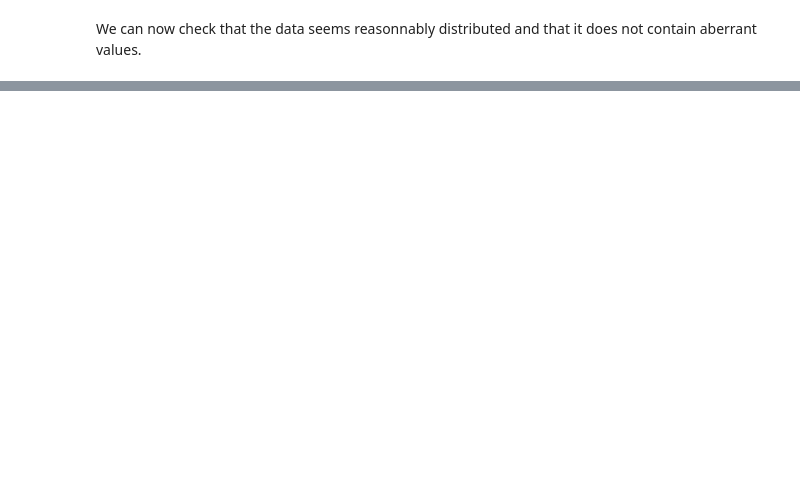
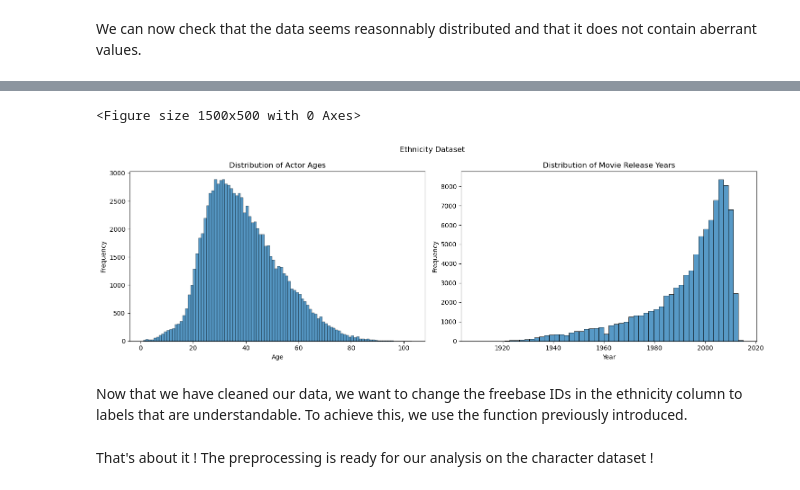
Before and after one commit to epfl-ada/ada-2024-project-adanonymous, a Jupyter notebook: src/utils/preprocessing_louis.ipynb, the cells around one changed output, grey strips where cells are left out. Saved outputs shown, nothing was run; the diff lists cells and outputs as text; code cells hidden in the pictures; blank space fills up the shorter version.

Commit message:
preprocessing_louis finished

```diff
--- a/src/utils/preprocessing_louis.ipynb
+++ b/src/utils/preprocessing_louis.ipynb
@@ -291,0 +283,21 @@ None
+# %%
+plt.figure(figsize=(15, 5))
+fig, axs = plt.subplots(1, 2, figsize=(15, 5))
+sns.histplot(ethnicity_dataset['Actor_Age_At_Movie_Release'], bins=102, ax=axs[0])
+axs[0].set_title('Distribution of Actor Ages')
+axs[0].set_xlabel('Age')
+axs[0].set_ylabel('Frequency')
+
+sns.histplot(ethnicity_dataset['Movie_Release_Year'], bins=54, ax=axs[1])
+axs[1].set_title('Distribution of Movie Release Years')
+axs[1].set_xlabel('Year')
+axs[1].set_ylabel('Frequency')
+
+plt.suptitle('Ethnicity Dataset')
+plt.tight_layout()
+plt.show()
+# %% [output]
+<Figure size 1500x500 with 0 Axes>
+[figure, added]
+# %% [markdown]
+Now that we have cleaned our data, we want to change the freebase IDs in the ethnicity column to labels that are understandable. To achieve this, we use the function previously introduced.
@@ -291,0 +313,2 @@ None
+# %% [markdown]
+That's about it ! The preprocessing is ready for our analysis on the character dataset !
```
Also changed, not shown: parts of 14 cells of this notebook.
